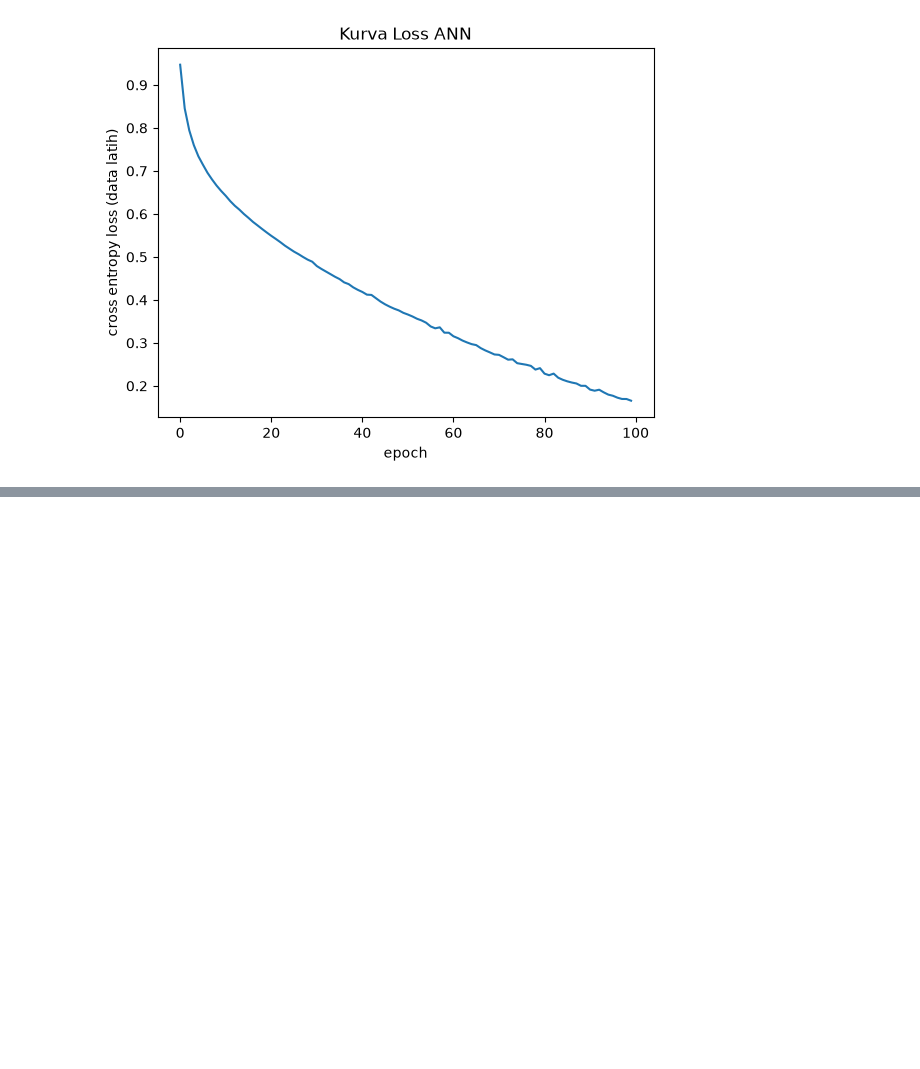
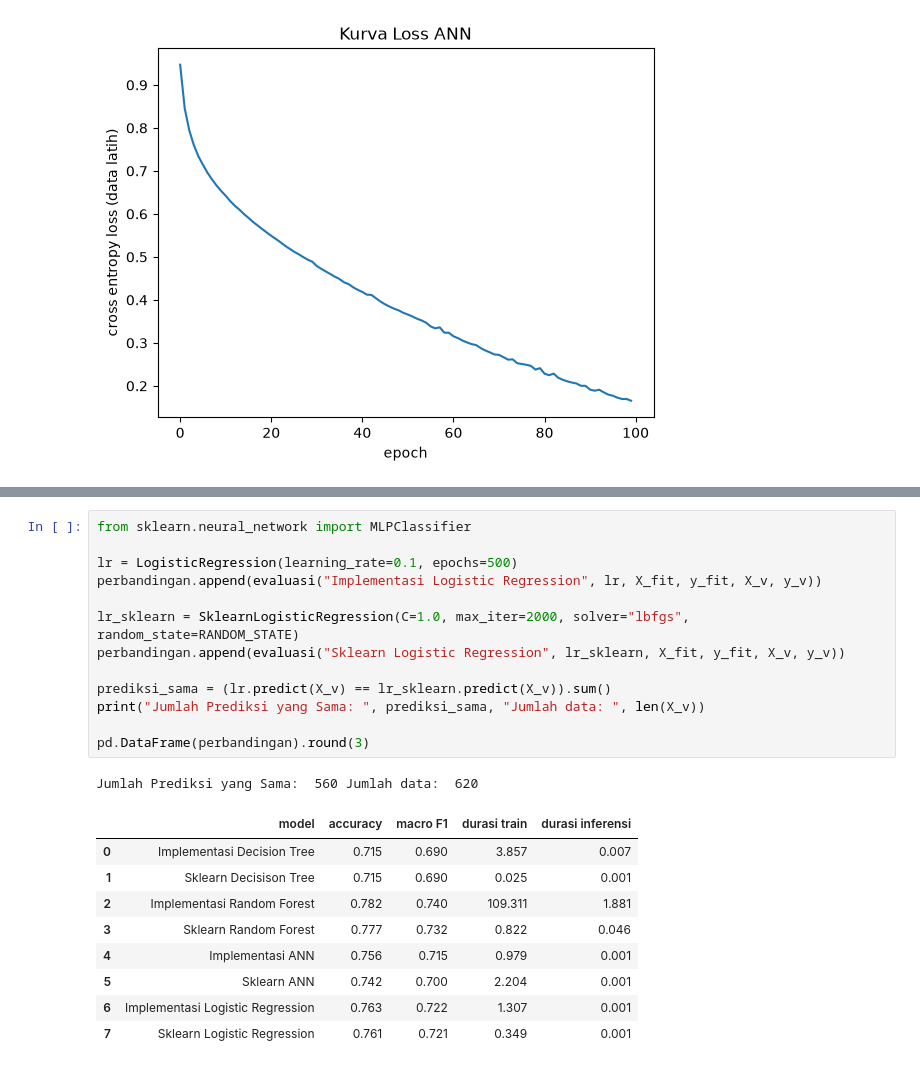
Before and after one commit to RuhullahReza/Project-2-Advanced-AI, a Jupyter notebook: model.ipynb, the cells around one changed output, grey strips where cells are left out. Cells and saved outputs as stored; diff of their text form; blank space fills up the shorter version.

```diff
--- a/model.ipynb
+++ b/model.ipynb
@@ -943,3 +1005,27 @@ Jumlah Prediksi yang Sama:  545 Jumlah data:  620
+# %%
+from sklearn.neural_network import MLPClassifier
+
+lr = LogisticRegression(learning_rate=0.1, epochs=500)
+perbandingan.append(evaluasi("Implementasi Logistic Regression", lr, X_fit, y_fit, X_v, y_v))
+
+lr_sklearn = SklearnLogisticRegression(C=1.0, max_iter=2000, solver="lbfgs", random_state=RANDOM_STATE)
+perbandingan.append(evaluasi("Sklearn Logistic Regression", lr_sklearn, X_fit, y_fit, X_v, y_v))
+
+prediksi_sama = (lr.predict(X_v) == lr_sklearn.predict(X_v)).sum()
+print("Jumlah Prediksi yang Sama: ", prediksi_sama, "Jumlah data: ", len(X_v))
+
+pd.DataFrame(perbandingan).round(3)
+# %% [output]
+Jumlah Prediksi yang Sama:  560 Jumlah data:  620
+|  | model | accuracy | macro F1 | durasi train | durasi inferensi |
+| 0 | Implementasi Decision Tree | 0.715 | 0.690 | 3.857 | 0.007 |
+| 1 | Sklearn Decisison Tree | 0.715 | 0.690 | 0.025 | 0.001 |
+| 2 | Implementasi Random Forest | 0.782 | 0.740 | 109.311 | 1.881 |
+| 3 | Sklearn Random Forest | 0.777 | 0.732 | 0.822 | 0.046 |
+| 4 | Implementasi ANN | 0.756 | 0.715 | 0.979 | 0.001 |
+| 5 | Sklearn ANN | 0.742 | 0.700 | 2.204 | 0.001 |
+| 6 | Implementasi Logistic Regression | 0.763 | 0.722 | 1.307 | 0.001 |
+| 7 | Sklearn Logistic Regression | 0.761 | 0.721 | 0.349 | 0.001 |
 # %%
 def detail_per_kelas(nama: str, model, X_val: np.ndarray, y_val: np.ndarray) -> None:
     prediksi = model.predict(X_val)
```
Also changed, not shown: parts of 18 cells of this notebook, 1 other file.
